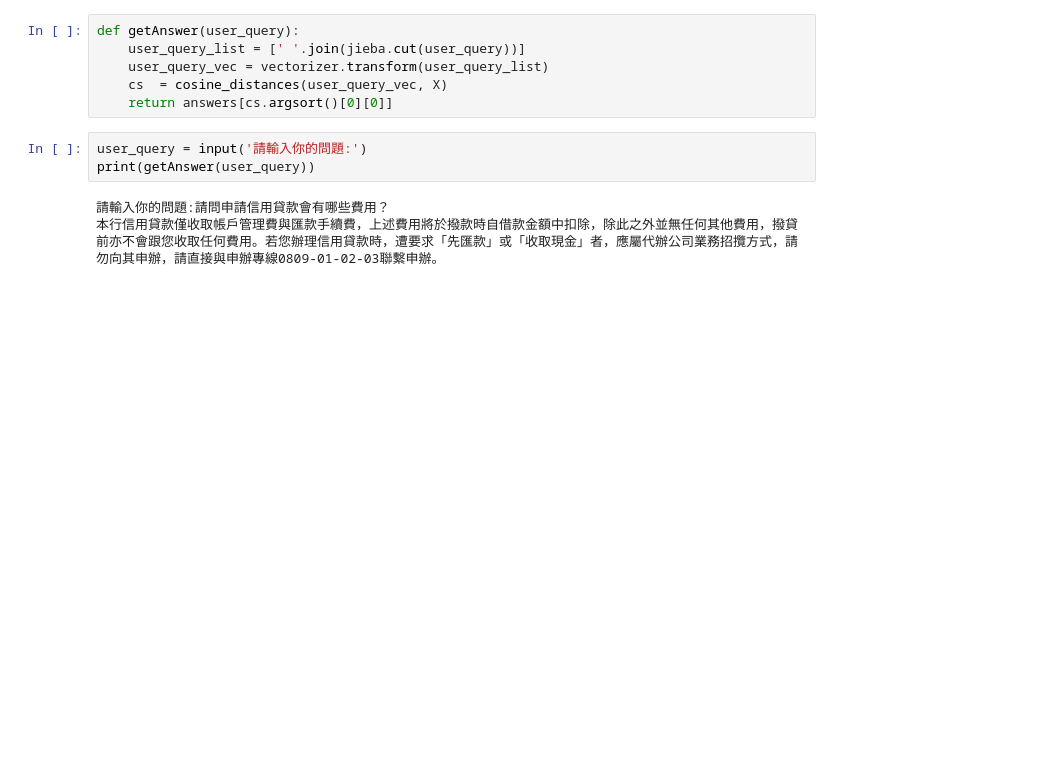
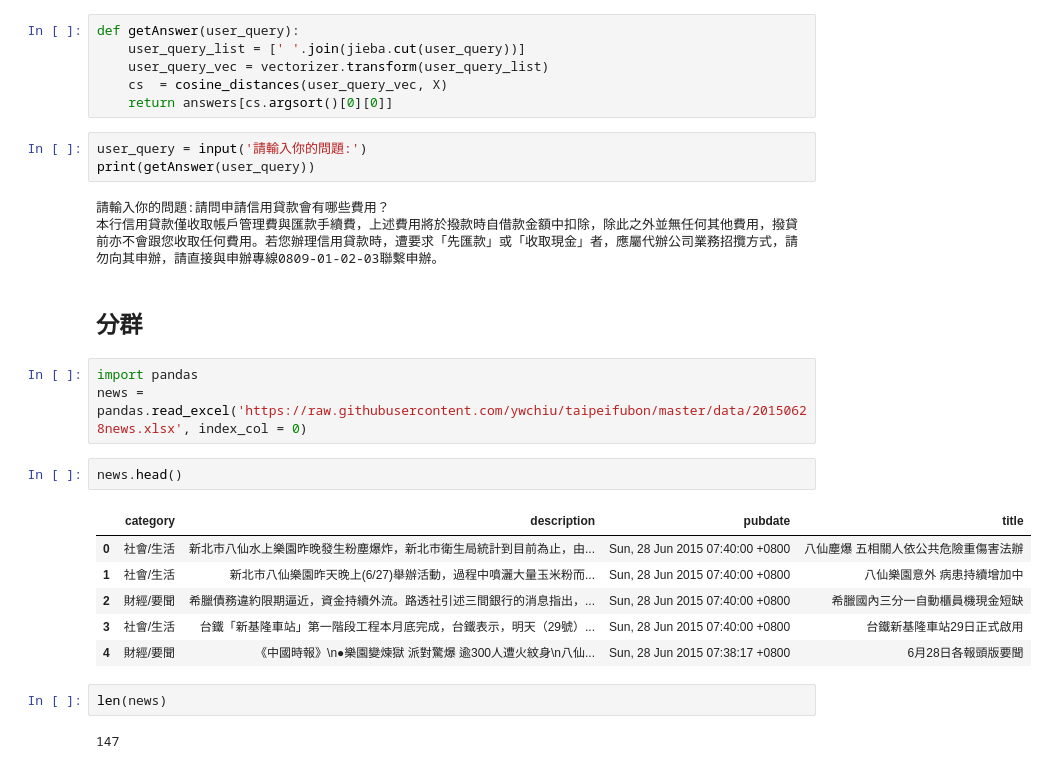
Before and after one commit to ywchiu/taipeifubon, a Jupyter notebook: Demo20200408.ipynb, the cells around one changed output. Cells and saved outputs as stored; diff of their text form; blank space fills up the shorter version.

```diff
--- a/Demo20200408.ipynb
+++ b/Demo20200408.ipynb
@@ -256,3 +256,21 @@ print(getAnswer(user_query))
 # %% [output]
 請輸入你的問題:請問申請信用貸款會有哪些費用？
 本行信用貸款僅收取帳戶管理費與匯款手續費，上述費用將於撥款時自借款金額中扣除，除此之外並無任何其他費用，撥貸前亦不會跟您收取任何費用。若您辦理信用貸款時，遭要求「先匯款」或「收取現金」者，應屬代辦公司業務招攬方式，請勿向其申辦，請直接與申辦專線0809-01-02-03聯繫申辦。
+# %% [markdown]
+## 分群
+# %%
+import pandas
+news = pandas.read_excel('https://raw.githubusercontent.com/ywchiu/taipeifubon/master/data/20150628news.xlsx', index_col = 0)
+# %%
+news.head()
+# %% [output]
+|  | category | description | pubdate | title |
+| 0 | 社會/生活 | 新北市八仙水上樂園昨晚發生粉塵爆炸，新北市衛生局統計到目前為止，由... | Sun, 28 Jun 2015 07:40:00 +0800 | 八仙塵爆 五相關人依公共危險重傷害法辦 |
+| 1 | 社會/生活 | 新北市八仙樂園昨天晚上(6/27)舉辦活動，過程中噴灑大量玉米粉而... | Sun, 28 Jun 2015 07:40:00 +0800 | 八仙樂園意外 病患持續增加中 |
+| 2 | 財經/要聞 | 希臘債務違約限期逼近，資金持續外流。路透社引述三間銀行的消息指出，... | Sun, 28 Jun 2015 07:40:00 +0800 | 希臘國內三分一自動櫃員機現金短缺 |
+| 3 | 社會/生活 | 台鐵「新基隆車站」第一階段工程本月底完成，台鐵表示，明天（29號）... | Sun, 28 Jun 2015 07:40:00 +0800 | 台鐵新基隆車站29日正式啟用 |
+| 4 | 財經/要聞 | 《中國時報》\n●樂園變煉獄 派對驚爆 逾300人遭火紋身\n八仙... | Sun, 28 Jun 2015 07:38:17 +0800 | 6月28日各報頭版要聞 |
+# %%
+len(news)
+# %% [output]
+147
```
Also changed, not shown: parts of 14 cells of this notebook.
